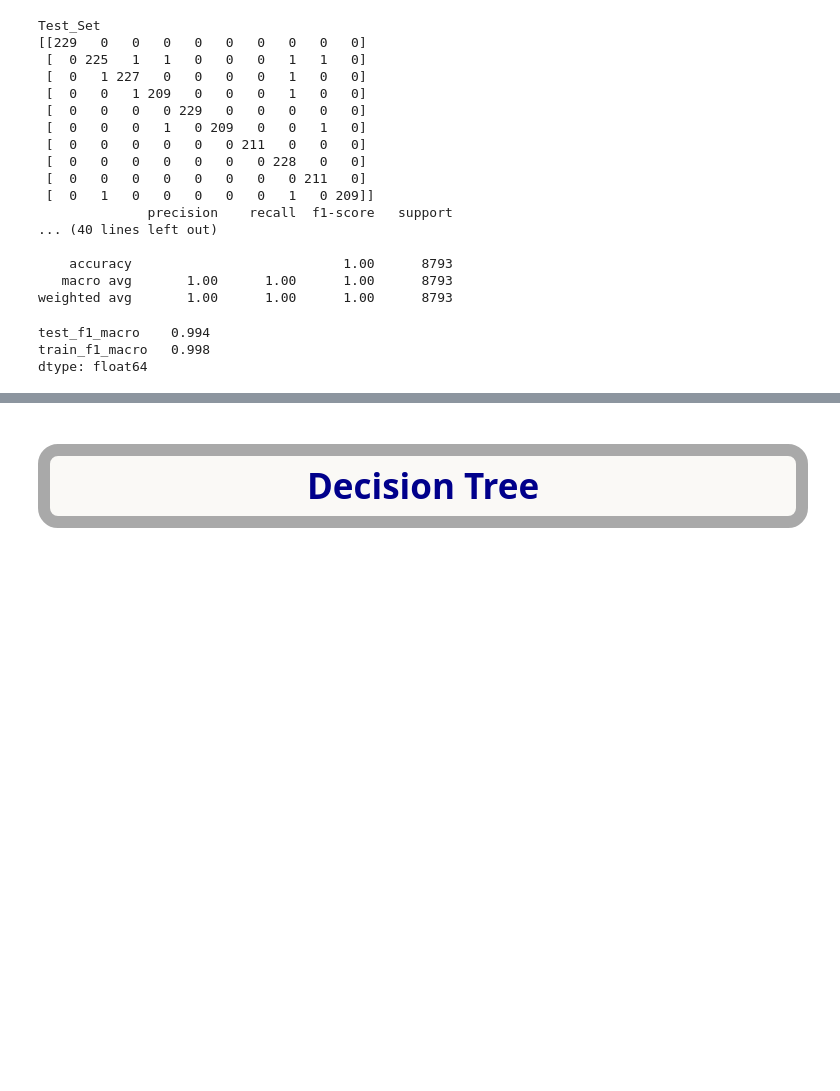
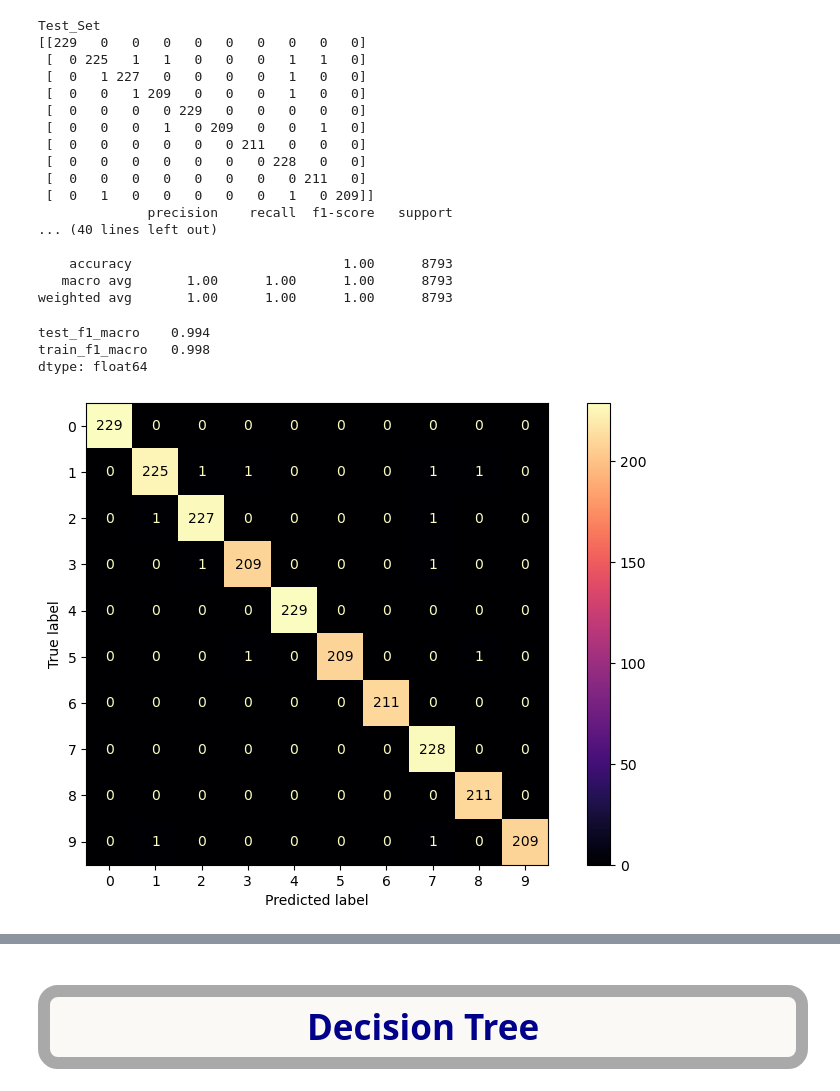
Before and after one commit to ssamiyavuzz/Hand_Written_Digits_Project, a Jupyter notebook: hand_written_digits.ipynb, the cells around one changed output, grey strips where cells are left out. Cells and saved outputs as stored; diff of their text form; code cells hidden in the pictures; blank space fills up the shorter version.

```diff
--- a/hand_written_digits.ipynb
+++ b/hand_written_digits.ipynb
@@ -361,3 +361,7 @@ df_scores.mean()[2:]
 test_f1_macro    0.994
 train_f1_macro   0.998
 dtype: float64
+# %%
+ConfusionMatrixDisplay.from_estimator(svc_grid_model, X_test, y_test, cmap="magma");
+# %% [output]
+[figure, added]
```
Also changed, not shown: parts of 16 cells of this notebook.
